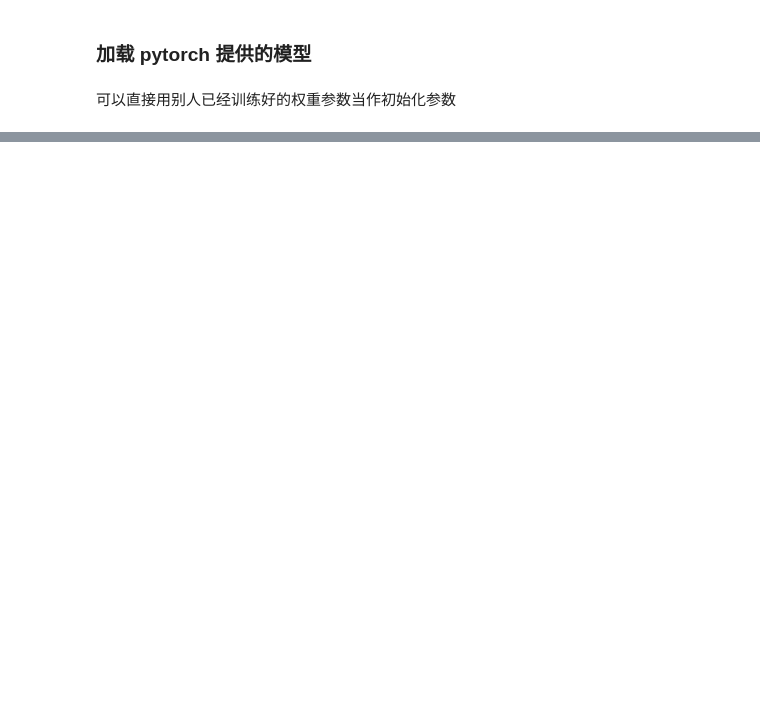
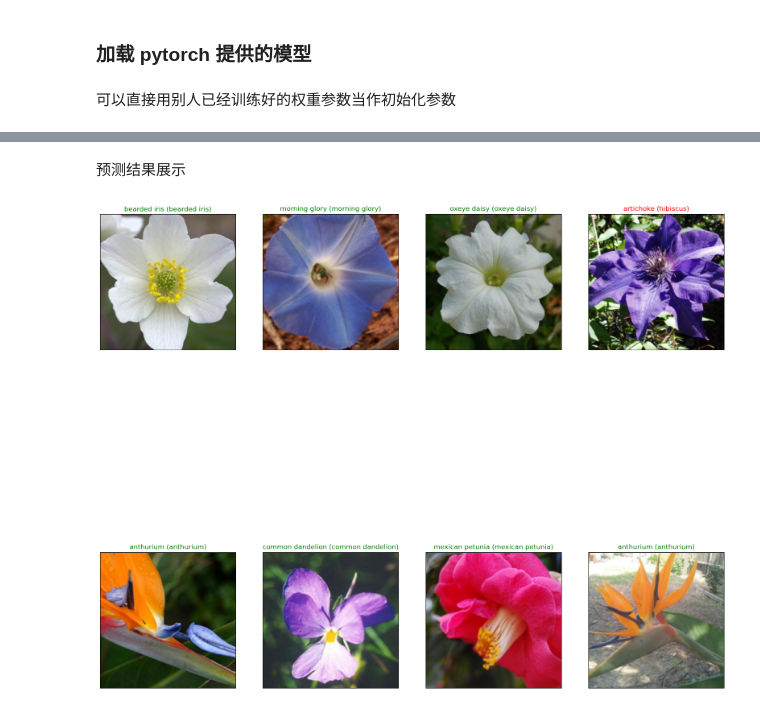
Before and after one commit to Paul-Decker/DL-algorithm-study, a Jupyter notebook: 05_102分类任务_CNN_pytorch/main.ipynb, the cells around one changed output, grey strips where cells are left out. Saved outputs shown, nothing was run; the diff lists cells and outputs as text; code cells hidden in the pictures; blank space fills up the shorter version.

```diff
--- a/05_102分类任务_CNN_pytorch/main.ipynb
+++ b/05_102分类任务_CNN_pytorch/main.ipynb
@@ -121,0 +494,13 @@ def set_parameter_requires_grad(model, feature_extracting):
+# %%
+model_ft, input_size = initialize_model(model_name, 102, feature_extract, use_pretrained=True)
+
+# GPU模式
+model_ft = model_ft.to(device)
+
+# 保存文件的名字
+filename='checkpoint.pth'
+
+# 加载模型
+checkpoint = torch.load(filename)
+best_acc = checkpoint['best_acc']
+model_ft.load_state_dict(checkpoint['state_dict'])
@@ -121,0 +569,11 @@ def set_parameter_requires_grad(model, feature_extracting):
+# %%
+# 得到一个batch的测试数据
+dataiter = iter(dataloaders['valid'])
+images, labels = next(dataiter) # dataiter.next()
+
+model_ft.eval()
+
+if torch.cuda.is_available():
+    output = model_ft(images.cuda())
+else:
+    output = model_ft(images)
@@ -121,0 +597,14 @@ def set_parameter_requires_grad(model, feature_extracting):
+# %% [markdown]
+预测结果展示
+# %%
+fig=plt.figure(figsize=(20, 20))
+columns =4
+rows = 2
+for idx in range (columns*rows):
+    ax = fig.add_subplot(rows, columns, idx+1, xticks=[], yticks=[])
+    plt.imshow(im_convert(images[idx]))
+    ax.set_title("{} ({})".format(cat_to_name[str(preds[idx])], cat_to_name[str(labels[idx].item())]),
+                color=("green" if cat_to_name[str(preds[idx])]==cat_to_name[str(labels[idx].item())] else "red"))
+plt.show()
+# %% [output]
+[figure, added]
```
Also changed, not shown: parts of 38 cells of this notebook, 3 other files.
